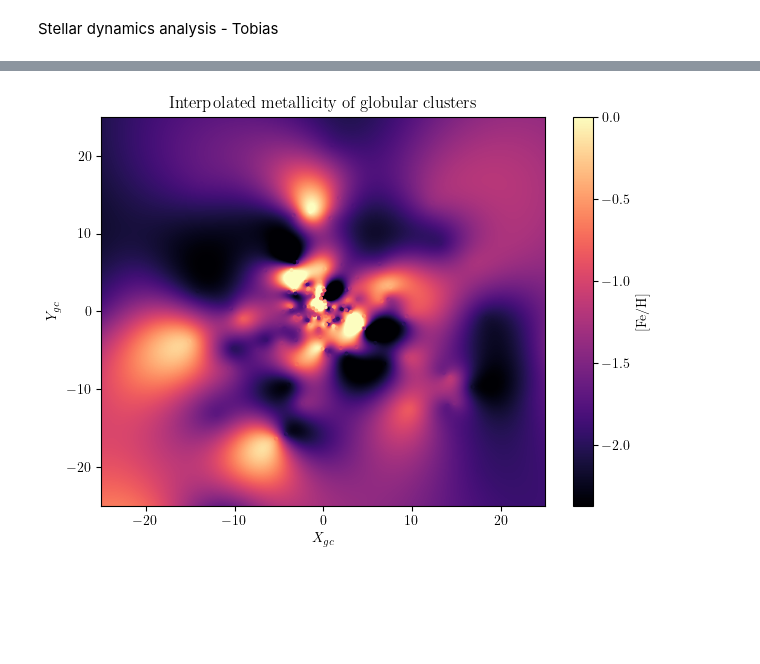
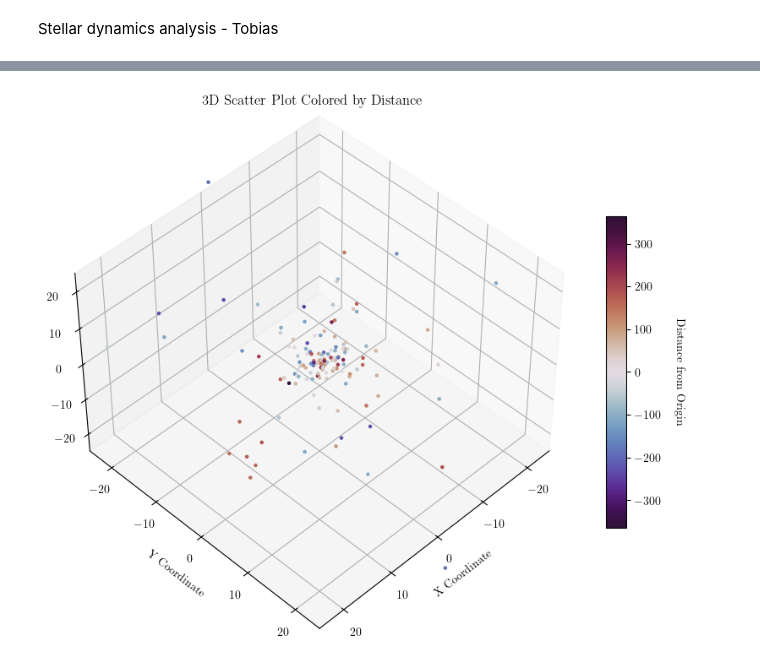
Before and after one commit to eddikebrygger/PHYS3116---Project, a Jupyter notebook: Main_file.ipynb, the cells around one changed output, grey strips where cells are left out. Saved outputs shown, nothing was run; the diff lists cells and outputs as text; code cells hidden in the pictures; blank space fills up the shorter version.

```diff
--- a/Main_file.ipynb
+++ b/Main_file.ipynb
@@ -121 +129,10 @@ RuntimeError: Failed to process string with tex because latex could not be found
+# %%
+X_gc = X-8
+Y_gc = Y
+Z_gc = Z
+
+b = B*np.pi/180
+l = L*np.pi/180
+
+v_GSR = v_r + 11.1*np.cos(l)*np.cos(b) + 232.2*np.sin(l)*np.cos(b) + 7.25*np.sin(b)
 # %%
@@ -153,16 +154,0 @@ mtlc_space = rbf(np.column_stack((X_space.ravel(), Y_space.ravel()))).reshape(X_
-# %%
-plt.figure()
-plt.pcolormesh(X_space,Y_space,mtlc_space,cmap='magma',vmin=mtlc.min(),vmax=mtlc.max())
-plt.scatter(X_gc,Y_gc,3,mtlc,cmap='magma',vmin=mtlc.min(),vmax=mtlc.max())
-plt.colorbar(label =r'$[\mathrm{Fe/H}]$')
-# plt.gca().invert_xaxis()
-# plt.gca().invert_yaxis()
-plt.xlabel(r'$X_{gc}$')
-plt.ylabel(r'$Y_{gc}$')
-plt.title(r'Interpolated metallicity of globular clusters')
-plt.xlim(-25,25)
-plt.ylim(-25,25)
-plt.tight_layout()
-plt.show()
-# %% [output]
-[figure, removed]
@@ -168,0 +159,26 @@ plt.show()
+# %%
+# Create 3D plot
+fig = plt.figure(figsize=(10, 8))
+ax = fig.add_subplot(111, projection='3d')
+
+# Use viridis colormap
+sc = ax.scatter(X_gc, Y_gc, Z_gc, s=5, c=v_GSR, marker='o', cmap='twilight_shifted', alpha=1,
+                vmin = -abs(v_GSR).max(), vmax = abs(v_GSR).max())
+
+# Add colorbar with label
+cbar = plt.colorbar(sc, ax=ax, shrink=0.6, aspect=15)
+cbar.set_label('Distance from Origin', rotation=270, labelpad=20)
+
+# Customize plot
+ax.set_xlabel('X Coordinate')
+ax.set_ylabel('Y Coordinate')
+ax.set_zlabel('Z Coordinate')
+ax.set_title('3D Scatter Plot Colored by Distance')
+ax.set_xlim(-25,25)
+ax.set_ylim(-25,25)
+ax.set_zlim(-25,25)
+ax.view_init(elev=45, azim=45)
+
+plt.show()
+# %% [output]
+[figure, added]
```
Also changed, not shown: parts of 13 cells of this notebook.
